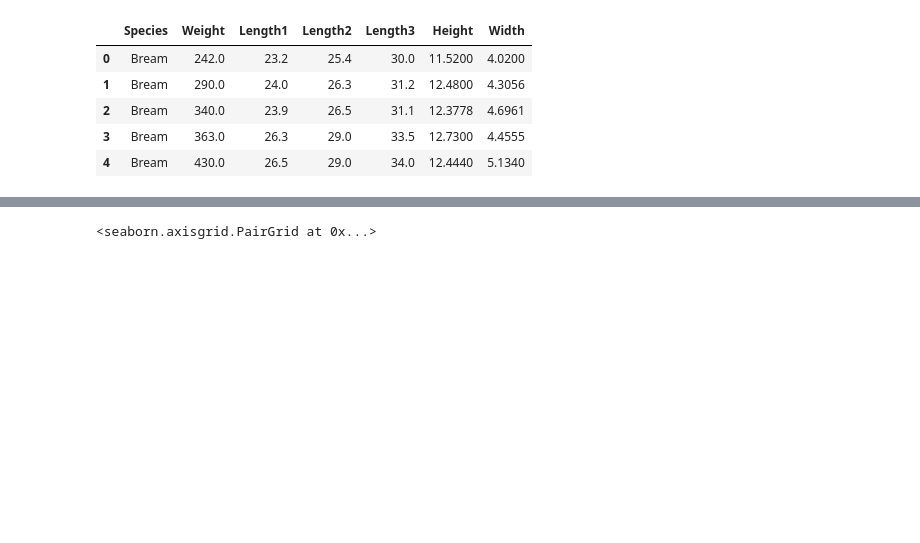
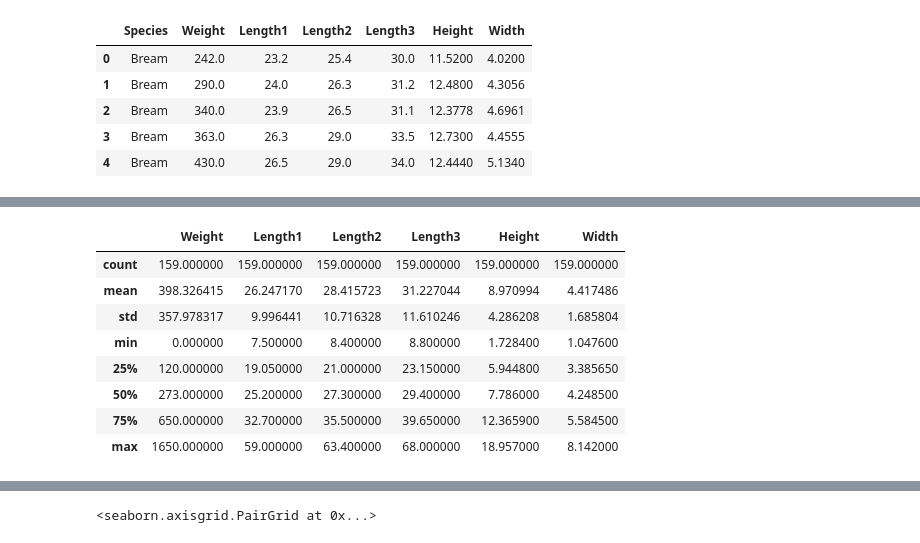
Before and after one commit to nidhithakur09/Lab4, a Jupyter notebook: Fish_predict.ipynb, the cells around one changed output, grey strips where cells are left out. Drawn from its saved outputs; the diff is of its cells as text; code cells hidden in the pictures; blank space fills up the shorter version.

```diff
--- a/Fish_predict.ipynb
+++ b/Fish_predict.ipynb
@@ -17,0 +42,12 @@ df.head(5)
+# %%
+df.describe()
+# %% [output]
+|  | Weight | Length1 | Length2 | Length3 | Height | Width |
+| count | 159.000000 | 159.000000 | 159.000000 | 159.000000 | 159.000000 | 159.000000 |
+| mean | 398.326415 | 26.247170 | 28.415723 | 31.227044 | 8.970994 | 4.417486 |
+| std | 357.978317 | 9.996441 | 10.716328 | 11.610246 | 4.286208 | 1.685804 |
+| min | 0.000000 | 7.500000 | 8.400000 | 8.800000 | 1.728400 | 1.047600 |
+| 25% | 120.000000 | 19.050000 | 21.000000 | 23.150000 | 5.944800 | 3.385650 |
+| 50% | 273.000000 | 25.200000 | 27.300000 | 29.400000 | 7.786000 | 4.248500 |
+| 75% | 650.000000 | 32.700000 | 35.500000 | 39.650000 | 12.365900 | 5.584500 |
+| max | 1650.000000 | 59.000000 | 63.400000 | 68.000000 | 18.957000 | 8.142000 |
```
Also changed, not shown: parts of 10 cells of this notebook, 4 other files.
